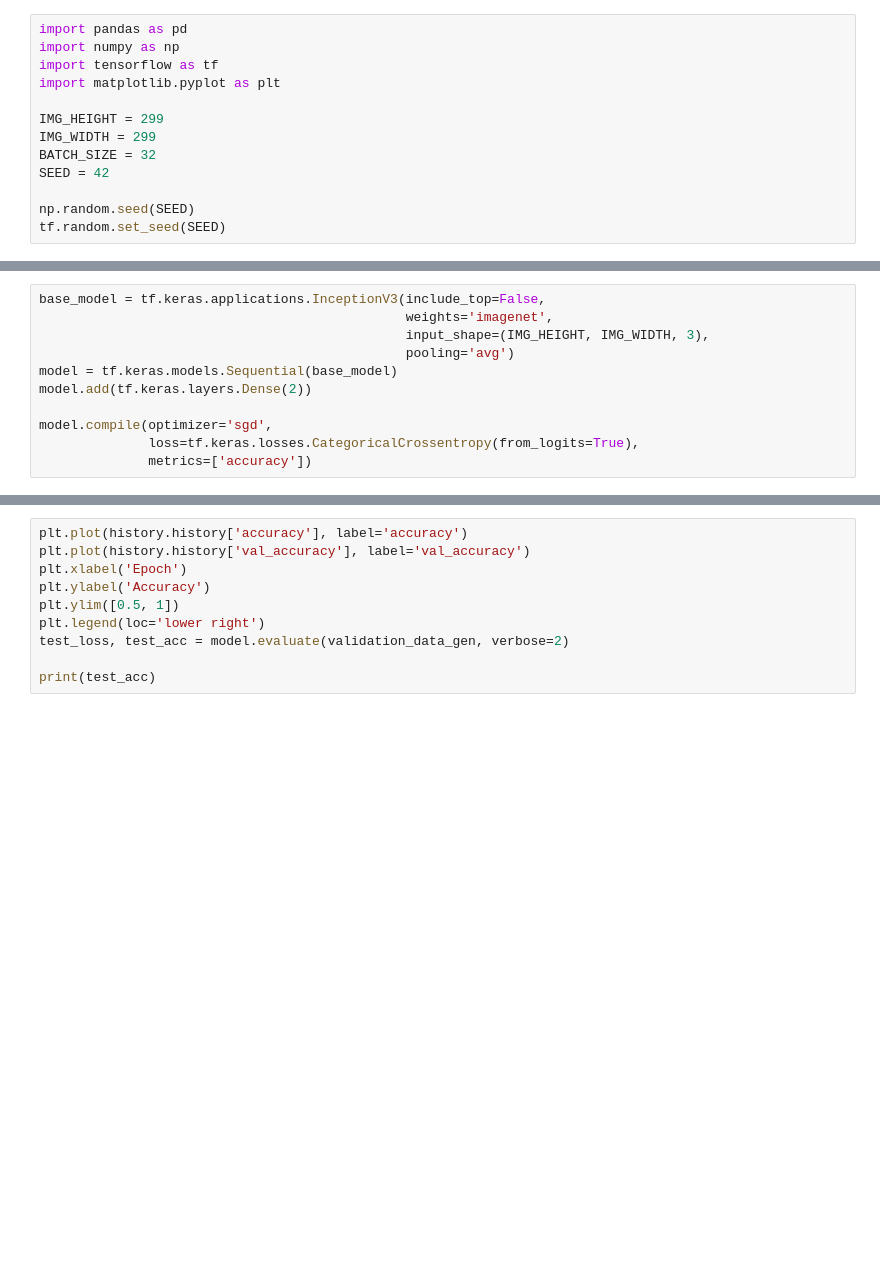
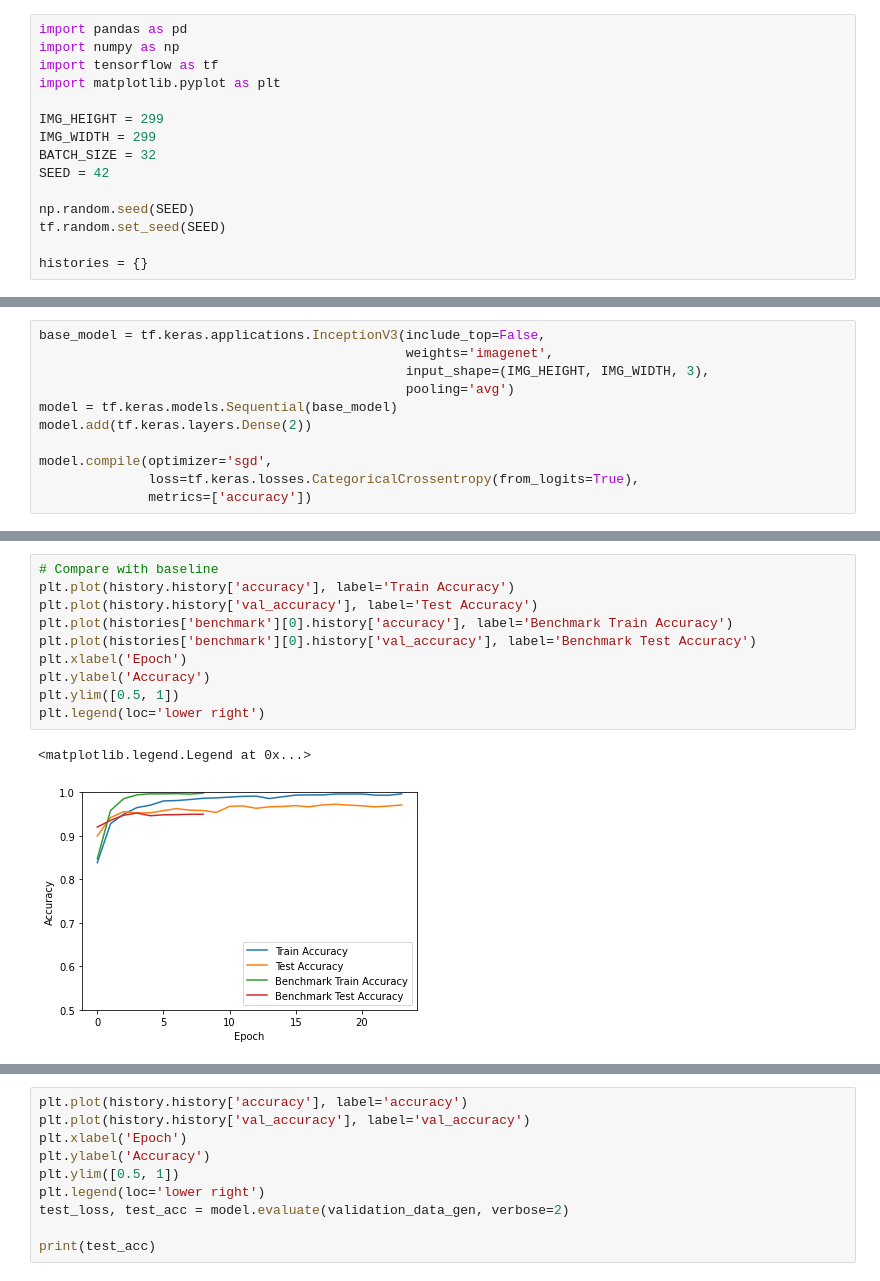
Before and after one commit to poonsinta96/GenderFacialRecognition, a Jupyter notebook: CZ4042_Project.ipynb, the cells around one changed output, grey strips where cells are left out. Saved outputs shown, nothing was run; the diff lists cells and outputs as text; blank space fills up the shorter version.

Commit message:
Run InceptionV3, compare with and without data augmentation

```diff
--- a/CZ4042_Project.ipynb
+++ b/CZ4042_Project.ipynb
@@ -84,3 +85,5 @@ SEED = 42
 
 np.random.seed(SEED)
 tf.random.set_seed(SEED)
+
+histories = {}
@@ -371,0 +447,13 @@ KeyboardInterrupt: ignored
+# %%
+# Compare with baseline
+plt.plot(history.history['accuracy'], label='Train Accuracy')
+plt.plot(history.history['val_accuracy'], label='Test Accuracy')
+plt.plot(histories['benchmark'][0].history['accuracy'], label='Benchmark Train Accuracy')
+plt.plot(histories['benchmark'][0].history['val_accuracy'], label='Benchmark Test Accuracy')
+plt.xlabel('Epoch')
+plt.ylabel('Accuracy')
+plt.ylim([0.5, 1])
+plt.legend(loc='lower right')
+# %% [output]
+<matplotlib.legend.Legend at 0x...>
+[figure, added]
```
Also changed, not shown: parts of 19 cells of this notebook.
